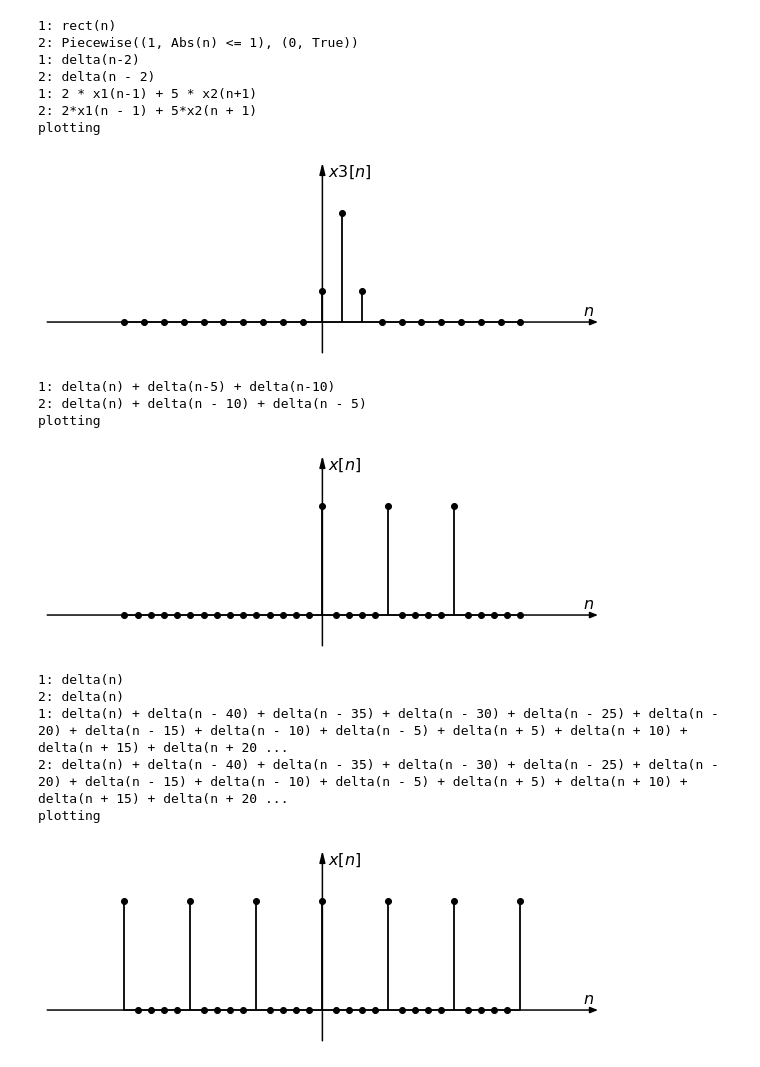
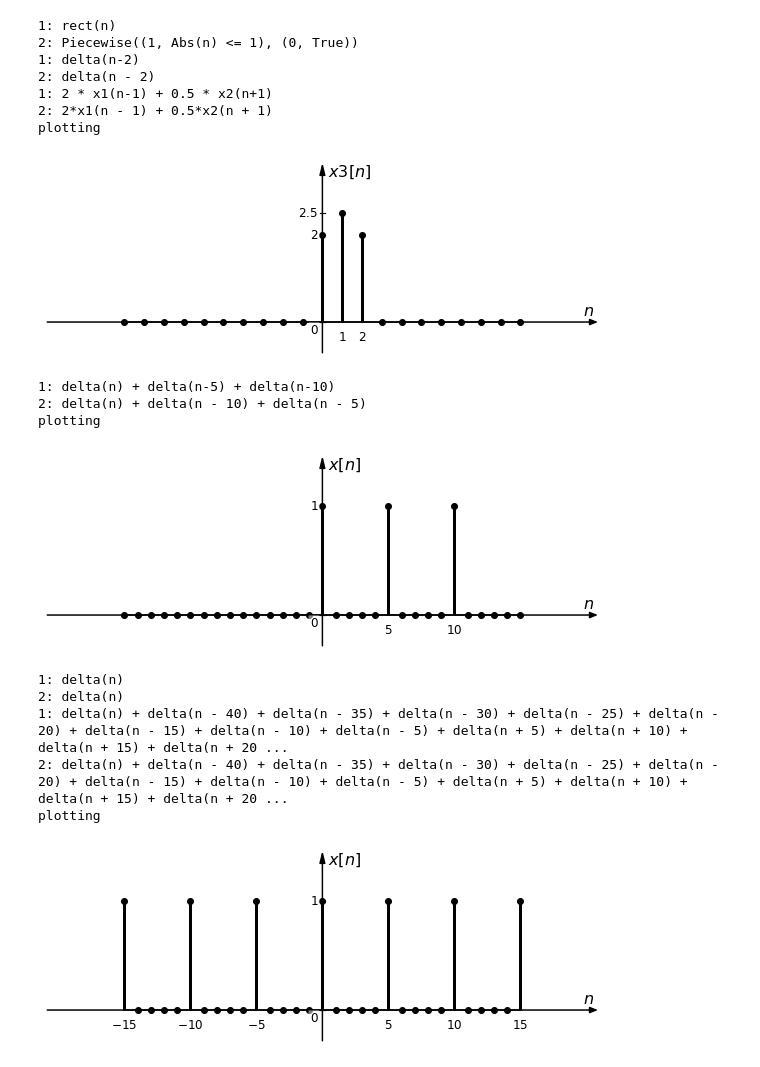
Before and after one commit to miguelmartfern/BlockDiagrams, a Jupyter notebook: docs/notebooks/discrete_signal_examples.ipynb, the cells around one changed output. Saved outputs shown, nothing was run; the diff lists cells and outputs as text; code cells hidden in the pictures.

Commit message:
changes: * draw_ticks:     - 'auto', None and manual mode.     - xticks_delta, yticks_delta added.     - Fraction_mode.     - 'fit' mode for yticks.

```diff
--- a/docs/notebooks/discrete_signal_examples.ipynb
+++ b/docs/notebooks/discrete_signal_examples.ipynb
@@ -32,26 +39,26 @@ NameError: name 'DiscreteSignalPlotter' is not defined
 # %%
 # Ejemplo 3 — Combinación de señales
 
-dsp = DiscreteSignalPlotter(horiz_range=(-10, 10))
+dsp = DiscreteSignalPlotter(horiz_range=(-10, 10), yticks='fit')
 
 dsp.add_signal("x1[n] = rect(n)")
 dsp.add_signal("x2[n] = delta(n-2)")
 dsp.add_signal("x3[n] = 2 * x1[n-1] + 0.5 * x2[n+1]")
 
 dsp.plot("x3")
 # %% [output]
 1: rect(n)
 2: Piecewise((1, Abs(n) <= 1), (0, True))
 1: delta(n-2)
 2: delta(n - 2)
-1: 2 * x1(n-1) + 5 * x2(n+1)
-2: 2*x1(n - 1) + 5*x2(n + 1)
+1: 2 * x1(n-1) + 0.5 * x2(n+1)
+2: 2*x1(n - 1) + 0.5*x2(n + 1)
 plotting
-[figure, old version]
+[figure, new version]
 # %%
  # Ejemplo 4 — Señal periódica discreta (próxima extensión)
 
-dsp = DiscreteSignalPlotter(horiz_range=(-15, 15))
+dsp = DiscreteSignalPlotter(horiz_range=(-15, 15), yticks='fit')
 
 # Simular periodicidad manualmente por ahora
 dsp.add_signal("x[n] = delta(n) + delta(n-5) + delta(n-10)")
@@ -64,13 +71,13 @@ dsp.plot("x")
 1: delta(n) + delta(n-5) + delta(n-10)
 2: delta(n) + delta(n - 10) + delta(n - 5)
 plotting
-[figure, old version]
+[figure, new version]
 1: delta(n)
 2: delta(n)
 1: delta(n) + delta(n - 40) + delta(n - 35) + delta(n - 30) + delta(n - 25) + delta(n - 20) + delta(n - 15) + delta(n - 10) + delta(n - 5) + delta(n + 5) + delta(n + 10) + delta(n + 15) + delta(n + 20 ...
 2: delta(n) + delta(n - 40) + delta(n - 35) + delta(n - 30) + delta(n - 25) + delta(n - 20) + delta(n - 15) + delta(n - 10) + delta(n - 5) + delta(n + 5) + delta(n + 10) + delta(n + 15) + delta(n + 20 ...
 plotting
-[figure, old version]
+[figure, new version]
 # %%
 # Ejemplo 5 — Señal exponencial
 
```
Also changed, not shown: parts of 6 cells of this notebook, 1 other file.
